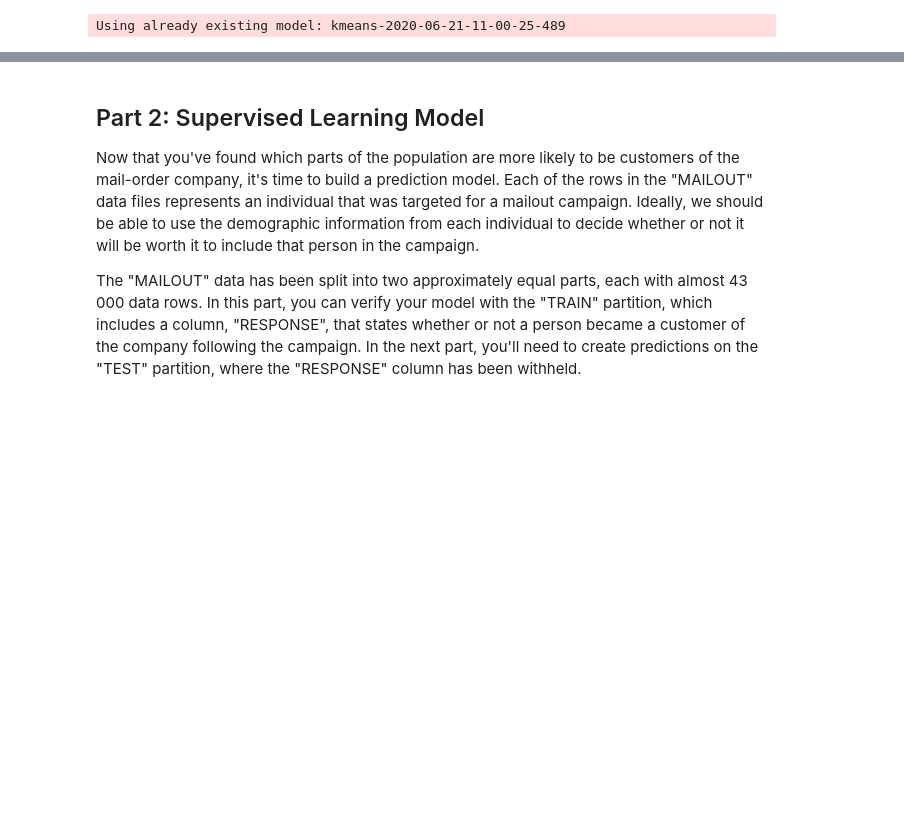
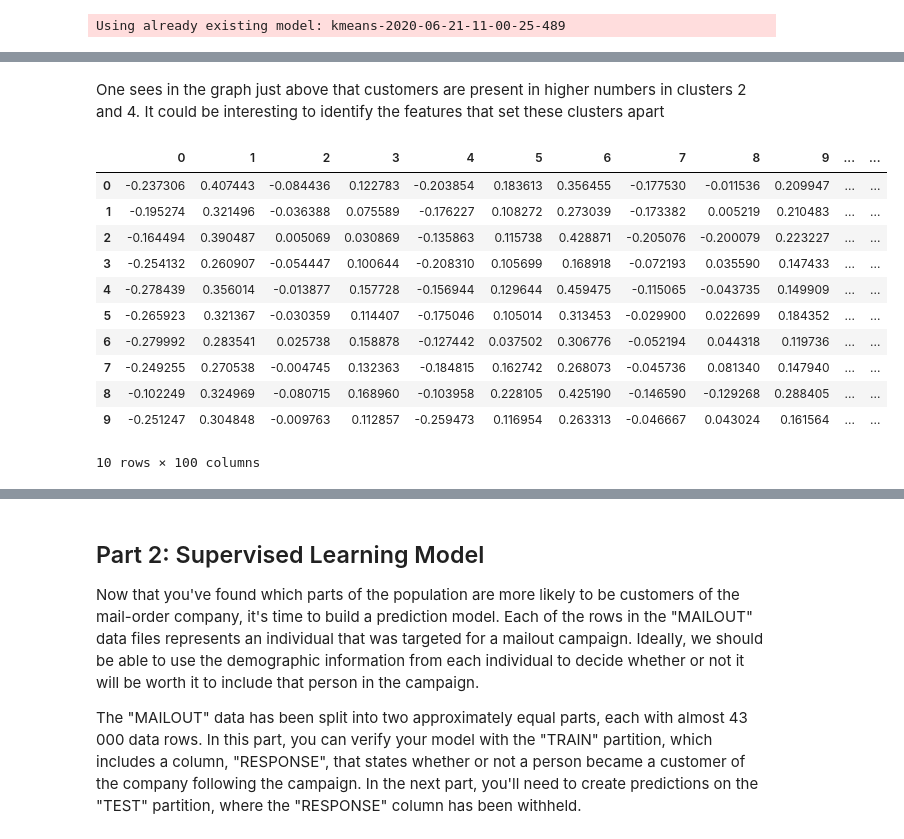
Before and after one commit to FenryrMKIII/udacity-ML-captstone, a Jupyter notebook: Arvato Project Workbook_LighProcessing_Pipeline.ipynb, the cells around one changed output, grey strips where cells are left out. Drawn from its saved outputs; the diff is of its cells as text; code cells hidden in the pictures; blank space fills up the shorter version.

```diff
--- a/Arvato Project Workbook_LighProcessing_Pipeline.ipynb
+++ b/Arvato Project Workbook_LighProcessing_Pipeline.ipynb
@@ -593,0 +713,7 @@ Billable seconds: 51
+# %%
+k_means_model_data = 's3://auto-ml-exploration/KMEANS/output/kmeans-2020-06-21-21-35-27-700/output/model.tar.gz'
+kmeans_model = sagemaker.KMeansModel(k_means_model_data, role, sagemaker_session=session, name = 'kmeans-1')
+
+kmeans_transformer = kmeans_model.transformer(1, "ml.m4.xlarge",
+                                 strategy='MultiRecord', assemble_with='Line',
+                                 output_path=output_path, max_payload=6)
@@ -643,0 +788,32 @@ fig = g.get_figure()
+# %% [markdown]
+One sees in the graph just above that customers are present in higher numbers in clusters 2 and 4. It could be interesting to identify the features that set these clusters apart
+# %%
+# download the kmeans model file
+sagemaker.s3.S3Downloader.download(k_means_model_data, '.')
+os.system('tar -zxvf model.tar.gz')
+os.system('unzip model_algo-1')
+
+# load params
+kmeans_model_params = mx.ndarray.load('model_algo-1')
+
+# get all the centroids
+cluster_centroids=pd.DataFrame(kmeans_model_params[0].asnumpy())
+# get back the features information (after scaling/encoding/imputing) ? cleaning ?
+columns = pd.read_csv('s3://auto-ml-exploration/PCA_TRANSFORM/pop_pca_transformed_df.csv', header=None, nrows=1).columns
+
+cluster_centroids.columns=columns
+
+display(cluster_centroids)
+# %% [output]
+|  | 0 | 1 | 2 | 3 | 4 | 5 | 6 | 7 | 8 | 9 | ... | ... |
+| 0 | -0.237306 | 0.407443 | -0.084436 | 0.122783 | -0.203854 | 0.183613 | 0.356455 | -0.177530 | -0.011536 | 0.209947 | ... | ... |
+| 1 | -0.195274 | 0.321496 | -0.036388 | 0.075589 | -0.176227 | 0.108272 | 0.273039 | -0.173382 | 0.005219 | 0.210483 | ... | ... |
+| 2 | -0.164494 | 0.390487 | 0.005069 | 0.030869 | -0.135863 | 0.115738 | 0.428871 | -0.205076 | -0.200079 | 0.223227 | ... | ... |
+| 3 | -0.254132 | 0.260907 | -0.054447 | 0.100644 | -0.208310 | 0.105699 | 0.168918 | -0.072193 | 0.035590 | 0.147433 | ... | ... |
+| 4 | -0.278439 | 0.356014 | -0.013877 | 0.157728 | -0.156944 | 0.129644 | 0.459475 | -0.115065 | -0.043735 | 0.149909 | ... | ... |
+| 5 | -0.265923 | 0.321367 | -0.030359 | 0.114407 | -0.175046 | 0.105014 | 0.313453 | -0.029900 | 0.022699 | 0.184352 | ... | ... |
+| 6 | -0.279992 | 0.283541 | 0.025738 | 0.158878 | -0.127442 | 0.037502 | 0.306776 | -0.052194 | 0.044318 | 0.119736 | ... | ... |
+| 7 | -0.249255 | 0.270538 | -0.004745 | 0.132363 | -0.184815 | 0.162742 | 0.268073 | -0.045736 | 0.081340 | 0.147940 | ... | ... |
+| 8 | -0.102249 | 0.324969 | -0.080715 | 0.168960 | -0.103958 | 0.228105 | 0.425190 | -0.146590 | -0.129268 | 0.288405 | ... | ... |
+| 9 | -0.251247 | 0.304848 | -0.009763 | 0.112857 | -0.259473 | 0.116954 | 0.263313 | -0.046667 | 0.043024 | 0.161564 | ... | ... |
+10 rows × 100 columns
```
Also changed, not shown: parts of 116 cells of this notebook, 3 other files.
